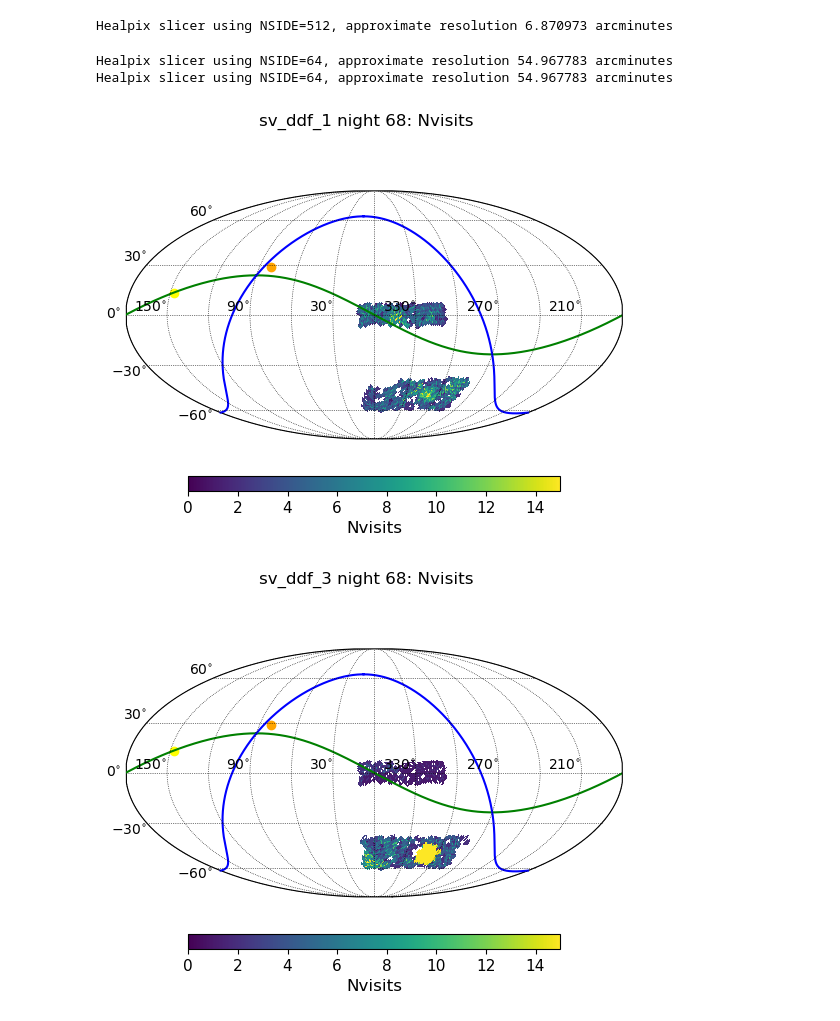
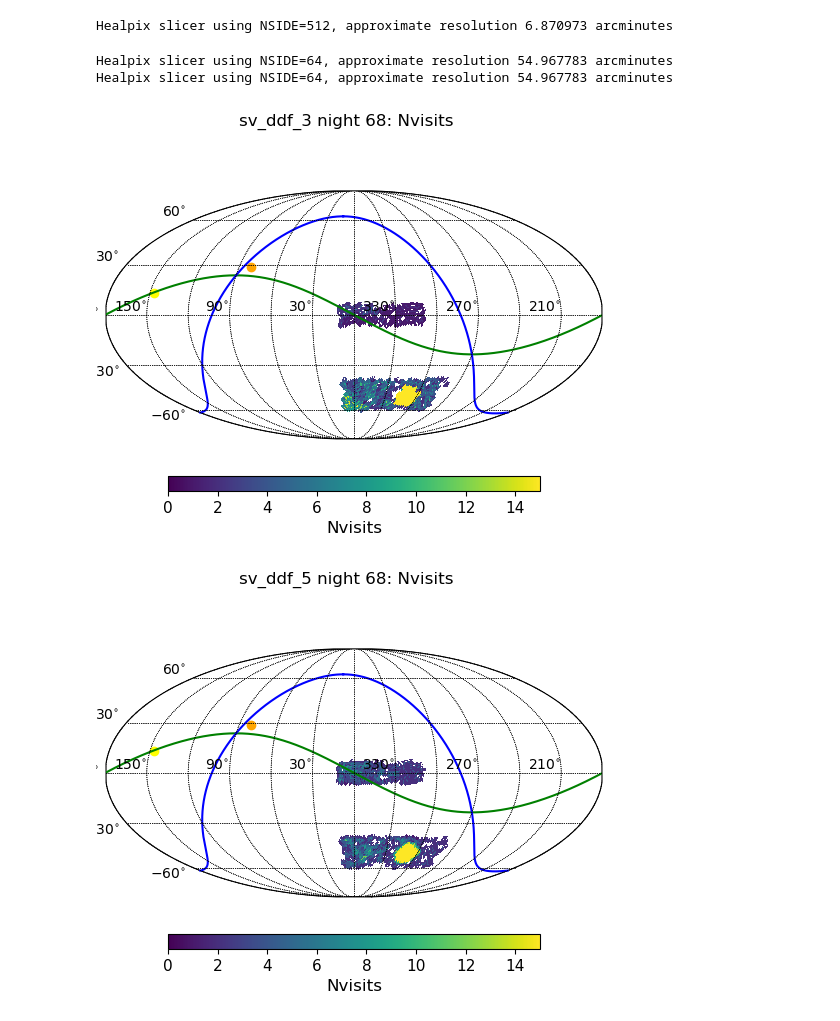
Before and after one commit to lsst-sims/lsstcam_sv, a Jupyter notebook: Comparisons.ipynb, the cells around one changed output. Saved outputs shown, nothing was run; the diff lists cells and outputs as text; code cells hidden in the pictures.

```diff
--- a/Comparisons.ipynb
+++ b/Comparisons.ipynb
@@ -78,4 +78,4 @@ for run_name in ['sv_ddf_1', 'sv_ddf_3']:
 # %%
-for run_name in ['sv_ddf_1', 'sv_ddf_3']:
+for run_name in ['sv_ddf_3', 'sv_ddf_5']:
     print(run_name, len(visits[run_name].query('scheduler_note.str.contains("DD")')), len(visits[run_name].query('area_id == "Deep"')), len(visits[run_name]))
 # %% [output]
@@ -84,6 +84,6 @@ sv_ddf_3 0 9336 52378
 # %%
 nside = 64
-survey_start = Time(visits['sv_ddf_1'].observationStartMJD.min(), format='mjd', scale='utc')
+survey_start = Time(visits['sv_ddf_3'].observationStartMJD.min(), format='mjd', scale='utc')
 model_obs = ModelObservatory(nside=nside,
                            mjd=survey_start.mjd,
                            mjd_start=survey_start.mjd,
@@ -106,7 +106,7 @@ model_obs.setup_telescope(
 # %%
 nights = np.arange(1, 80.5, 1)
 # %%
-for run_name in ['sv_ddf_1', 'sv_ddf_3']:
+for run_name in ['sv_ddf_3', 'sv_ddf_5']:
     deep = visits[run_name].query('area_id == "Deep"')
     nd = deep.groupby('night').agg(deep_visits = ("observationStartMJD", "count"), t_start = ("observationStartMJD", "first"), n_filters = ('band', 'nunique'))
     na = visits[run_name].groupby('night').agg(all_visits = ("observationStartMJD", "count"))
@@ -125,5 +125,5 @@ for run_name in ['sv_ddf_1', 'sv_ddf_3']:
 # %%
-for run_name in ['sv_ddf_1', 'sv_ddf_3']:
+for run_name in ['sv_ddf_3', 'sv_ddf_5']:
     plt.figure()
     deep = visits[run_name].query('area_id == "Deep"')
     nv = {}
@@ -144,26 +144,26 @@ deep_slicer, plot_dict = slicers.make_circle_subset_slicer(dd_ra, dd_dec, radius
 Healpix slicer using NSIDE=512, approximate resolution 6.870973 arcminutes
 # %%
 night = 68
-for run_name in ['sv_ddf_1', 'sv_ddf_3']:
+for run_name in ['sv_ddf_3', 'sv_ddf_5']:
     q = visits[run_name].query('night == @night')
     m = metrics.CountMetric('observationStartMJD', metric_name='Nvisits')
     s = slicers.HealpixSlicer(nside=64)
     constraint = f'night {night}'
     plot_funcs = [plots.HpxmapPlotter()]
     model_obs.mjd = q.observationStartMJD.mean()
     plot_dict = {'xlabel': 'Nvisits', 'fontsize': 'large',
                  'color_min': 0, 'color_max': 15,
                  'model_observatory': model_obs,
                  'decorations': ['galactic_plane', 'ecliptic', 'moon', 'sun']}
     b = mb.MetricBundle(m, s, constraint, run_name=run_name,
                         plot_funcs=plot_funcs, plot_dict=plot_dict)
     g = mb.MetricBundleGroup({"nvis": b}, None, out_dir=run_name)
     g.run_current(constraint, q.to_records())
     figdict = b.plot()
     if 'Skyproj' in figdict:
         figdict['Skyproj'].gca().set_xlabel(plot_dict["xlabel"], visible=False)
 # %% [output]
 Healpix slicer using NSIDE=64, approximate resolution 54.967783 arcminutes
 Healpix slicer using NSIDE=64, approximate resolution 54.967783 arcminutes
-[figure, old version]
+[figure, new version]
-[figure, old version]
+[figure, new version]
```
Also changed, not shown: parts of 6 cells of this notebook, 2 other files.
